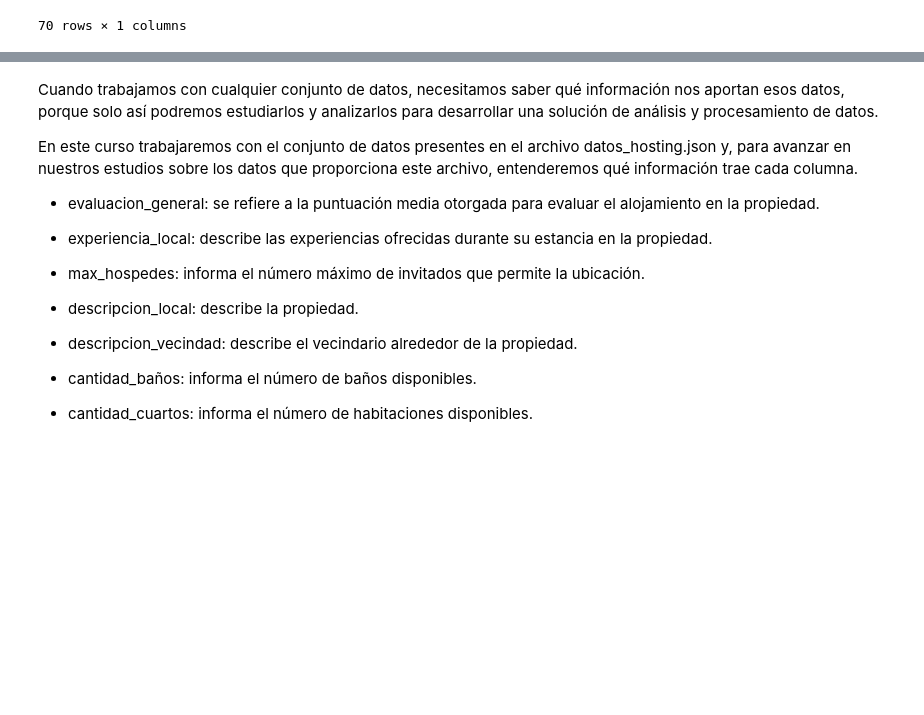
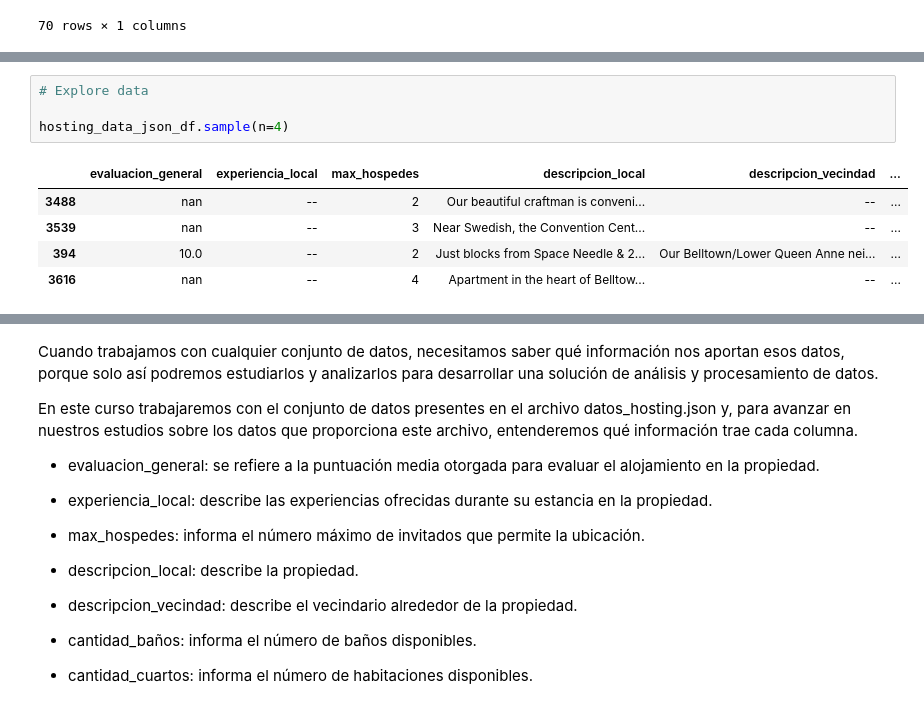
Before and after one commit to dscamacho333/Data_Science_Course, a Jupyter notebook: Pandas_Transformación_Manipulación.ipynb, the cells around one changed output, grey strips where cells are left out. Saved outputs shown, nothing was run; the diff lists cells and outputs as text; blank space fills up the shorter version.

```diff
--- a/Pandas_Transformación_Manipulación.ipynb
+++ b/Pandas_Transformación_Manipulación.ipynb
@@ -55,3 +168,13 @@ hosting_data_json_df
+# %%
+# Explore data
+
+hosting_data_json_df.sample(n=4)
+# %% [output]
+|  | evaluacion_general | experiencia_local | max_hospedes | descripcion_local | descripcion_vecindad | ... |
+| 3488 | nan | -- | 2 | Our beautiful craftman is conveni... | -- | ... |
+| 3539 | nan | -- | 3 | Near Swedish, the Convention Cent... | -- | ... |
+| 394 | 10.0 | -- | 2 | Just blocks from Space Needle & 2... | Our Belltown/Lower Queen Anne nei... | ... |
+| 3616 | nan | -- | 4 | Apartment in the heart of Belltow... | -- | ... |
 # %%
 hosting_data_json_df.shape
 # %% [output]
```
Also changed, not shown: parts of 23 cells of this notebook.
